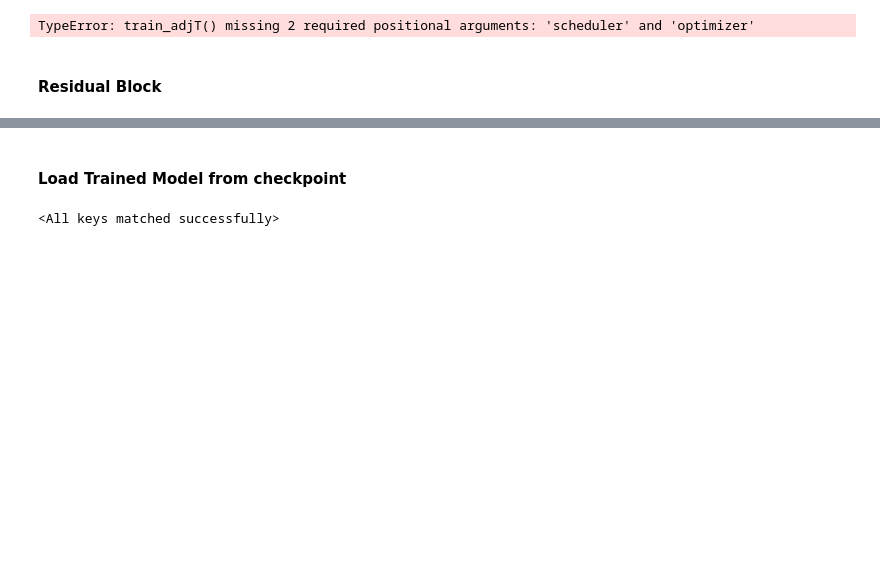
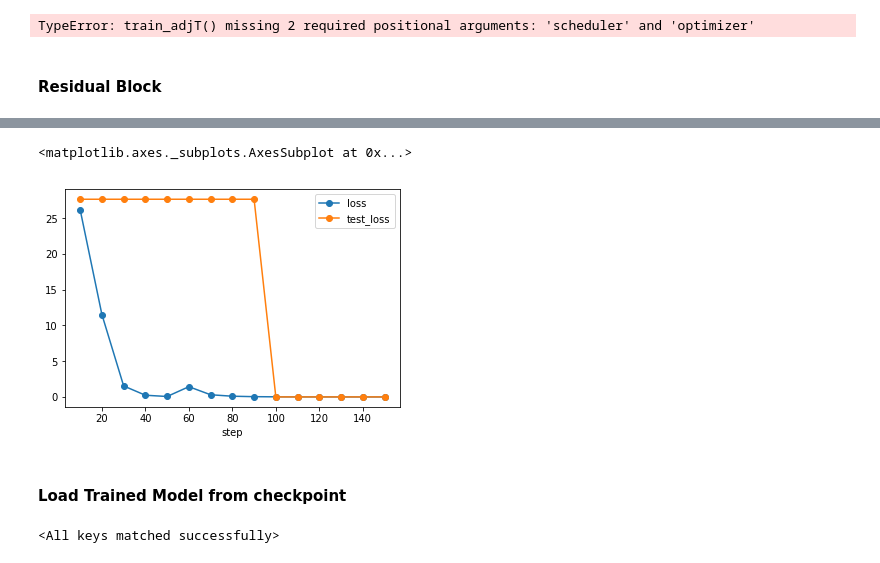
Before and after one commit to nlaanait/qcdenoise, a Jupyter notebook: examples/unitary_graphstates/train_GraphState_adjT.ipynb, the cells around one changed output, grey strips where cells are left out. Saved outputs shown, nothing was run; the diff lists cells and outputs as text; code cells hidden in the pictures; blank space fills up the shorter version.

Commit message:
adding logs of training/testing statistics and updating examples
Former-commit-id: 23763a2cd2eb99b10fef25337f7683d73f29f6c3

```diff
--- a/examples/unitary_graphstates/train_GraphState_adjT.ipynb
+++ b/examples/unitary_graphstates/train_GraphState_adjT.ipynb
@@ -18,8 +19,10 @@ from qcdenoise.ml_utils import train, test
 # %%
-data_path = 'data/GraphState_nqbits9_UnitaryNoise_032920'
+data_path = 'GraphState_nqbits7_UnitaryNoise_032720'
+if not os.path.exists(data_path):
+    os.mkdir(data_path)
 traindata = QCIRCDataSet('%s_train.lmdb' % data_path, debug=False)
 testdata = QCIRCDataSet('%s_test.lmdb' % data_path, debug=False)
 print('Total # of samples in train set: {}, test set:{}'.format(len(traindata), len(testdata)))
-trainloader = DataLoader(traindata, batch_size=64, shuffle=True, pin_memory=True, drop_last=True)
-testloader = DataLoader(testdata, batch_size=64, shuffle=True, pin_memory=True, drop_last=True)
+trainloader = DataLoader(traindata, batch_size=8, shuffle=True, pin_memory=True, drop_last=True)
+testloader = DataLoader(testdata, batch_size=8, shuffle=True, pin_memory=True, drop_last=True)
 # %% [output]
@@ -92,6 +94,6 @@ model_path = os.path.join(data_path,'residual_model.pt')
 loss_func = kl
 scheduler, optimizer = exp_scheduler(net_res)
 test_func_args = (net_res, testloader, loss_func)
-train(net_res, trainloader, loss_func, scheduler, optimizer, save_epoch=1, lr=1e-3,
-      batch_log= 250, num_epochs=100, test_epoch=2, test_func_args=test_func_args, path=model_path)
+logs = train(net_res, trainloader, loss_func, scheduler, optimizer, save_epoch=1, lr=1e-3,
+      batch_log= 10, num_epochs=3, test_epoch=2, test_func_args=test_func_args, path=model_path)
 # %% [output]
@@ -115,3 +119,9 @@ Epoch=3, Lr= 0.000729, Batch= 1000, Loss=5.698
+# %%
+df_logs = pd.DataFrame(data=logs)
+df_logs.plot("step", ["loss","test_loss"], linestyle=None, marker='o')
+# %% [output]
+<matplotlib.axes._subplots.AxesSubplot at 0x...>
+[figure, added]
 # %% [markdown]
 #### Load Trained Model from checkpoint
 # %%
```
Also changed, not shown: parts of 9 cells of this notebook, 1 other file.
